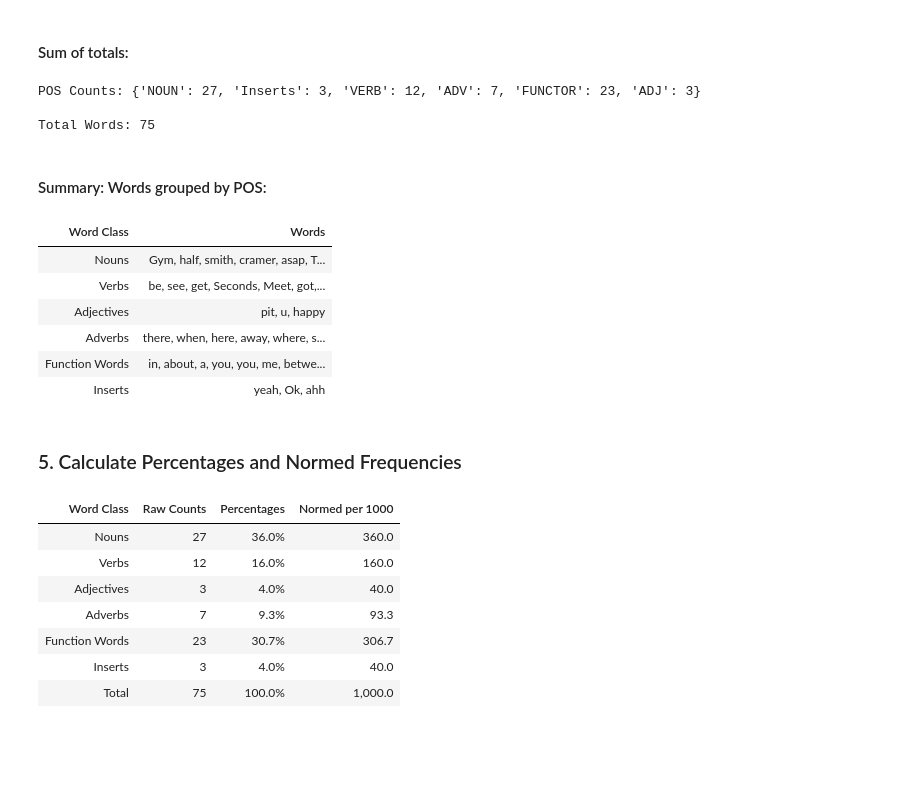
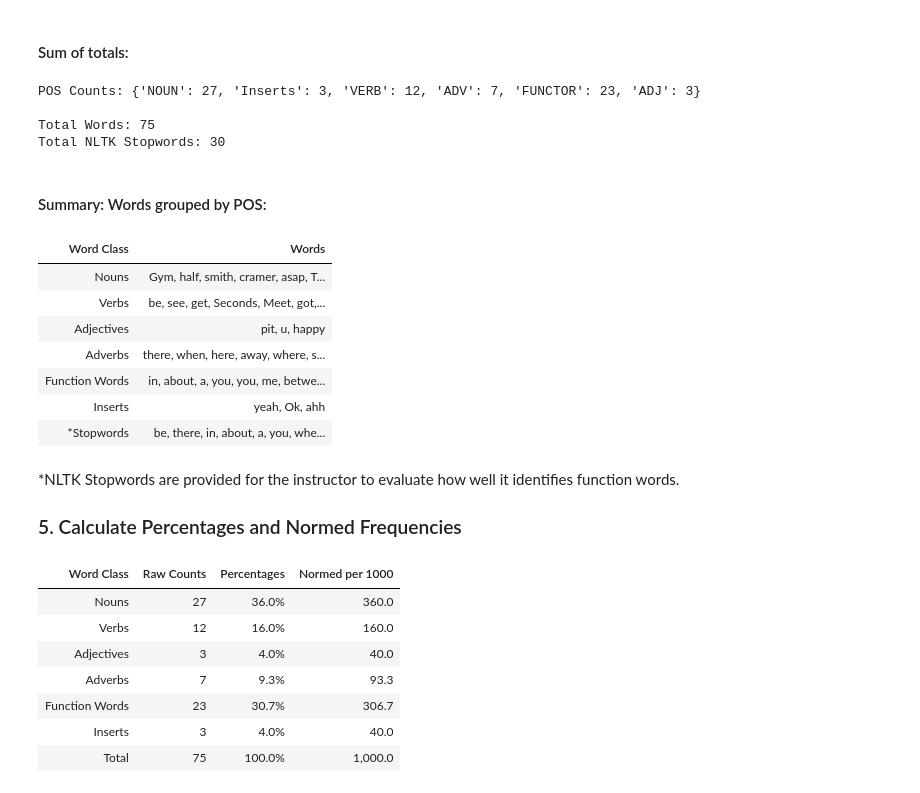
Before and after one commit to steve3p0/LING521, a Jupyter notebook: textmsg_analysis/text_analysis.ipynb, the cells around one changed output. Saved outputs shown, nothing was run; the diff lists cells and outputs as text; code cells hidden in the pictures; blank space fills up the shorter version.

Commit message:
Added stopwords to script to later see if they are worthy of identifying function words.

```diff
--- a/textmsg_analysis/text_analysis.ipynb
+++ b/textmsg_analysis/text_analysis.ipynb
@@ -110,6 +106,14 @@ stops = set(stopwords.words("english"))
 We did not make an exhastive list of insert words.  There are methods to create
 # %%
 insert_words = ('yeah', 'Ok', 'ahh', 'yeah', 'bye')
+insert_words = set(w.lower() for w in insert_words)
+
+# Use NLTK Stopwords to detect Function Words
+from nltk.corpus import stopwords
+nltk.download('stopwords')
+stopwords = set(stopwords.words("english"))
+
+
 
 messages = ['Gym?',
             'yeah be there in about a half',
@@ -142,21 +150,27 @@ However, in order to satisfy the requirements, we need to modify our tagset as f
 # %%
 counter_list = []
 words = defaultdict(list)
+words_stops = []
 
 for msg in messages:
     tokens = nltk.word_tokenize(msg)
+    #tokens = [w for w in tokens if w not in stopwords_fw]
+
     word_tag_pairs = nltk.pos_tag(tokens, tagset='universal')
     print(f"\nRaw Message: {msg}")
     print(f"Words with POS Tags: {word_tag_pairs}")
 
     # Build a dictionary of words, grouped by POS
     for w, tag in word_tag_pairs:
-        if w in insert_words:
-            tag = "Inserts"
-            words[tag].append(w)
+        # NOTE: We are just keeping track of stopwords and reporting in addition to the other tags
+        # words that are tagged as 'STOPS' will also have their regular POS Tag
+        if w.lower() in stopwords:
+            words_stops.append(w)
+
+        if w.lower() in insert_words:
+            words['Inserts'].append(w)
         elif tag in ('PRON', 'DET', 'ADP', 'CONJ'):
-            tag = "FUNCTOR"
-            words[tag].append(w)
+            words['FUNCTOR'].append(w)
         elif tag != '.':
             words[tag].append(w)
 # %% [output]
@@ -185,39 +199,44 @@ total_words = sum(counter_pos.values())
 
 print(f"\nPOS Counts: {counter_pos}")
 print(f"\nTotal Words: {total_words}")
+print(f"Total NLTK Stopwords: {len(words_stops)}")
 # %% [output]
 POS Counts: {'NOUN': 27, 'Inserts': 3, 'VERB': 12, 'ADV': 7, 'FUNCTOR': 23, 'ADJ': 3}
 
 Total Words: 75
+Total NLTK Stopwords: 30
 # %% [markdown]
 #### Summary: Words grouped by POS:
 # %%
-row_labels = ['Nouns', 'Verbs', 'Adjectives', 'Adverbs', 'Function Words', 'Inserts']
-words_by_pos = [ ', '.join(words['NOUN']), ', '.join(words['VERB']), ', '.join(words['ADJ']),
-                 ', '.join(words['ADV']), ', '.join(words['FUNCTOR']), ', '.join(words['Inserts']) ]
+row_labels = ['Nouns', 'Verbs', 'Adjectives', 'Adverbs', 'Function Words', 'Inserts', '*Stopwords']
+words_by_pos = [ ', '.join(words['NOUN']), ', '.join(words['VERB']), ', '.join(words['ADJ']), ', '.join(words['ADV']),
+                 ', '.join(words['FUNCTOR']), ', '.join(words['Inserts']), ', '.join(words_stops) ]
 data = {'Word Class': row_labels,
         'Words': words_by_pos}
 df = pd.DataFrame(data, columns=['Word Class', 'Words'])
 
 # Set table styles
 styles = [ dict(selector="th", props=[('text-align', 'center')]),
            dict(selector="th", props=[('white-space', 'nowrap')]),
            dict(selector="td", props=[('text-align', 'left')]) ]
 styled_df = (df.style
              .set_properties(subset=df.columns[0],  **{'white-space':'nowrap'})
              .set_table_styles(styles))
 
 html = styled_df.hide_index().render()
 display(HTML(html))
 # %% [output]
 | Word Class | Words |
 | Nouns | Gym, half, smith, cramer, asap, T... |
 | Verbs | be, see, get, Seconds, Meet, got,... |
 | Adjectives | pit, u, happy |
 | Adverbs | there, when, here, away, where, s... |
 | Function Words | in, about, a, you, you, me, betwe... |
 | Inserts | yeah, Ok, ahh |
+| *Stopwords | be, there, in, about, a, you, whe... |
 # %% [markdown]
+*NLTK Stopwords are provided for the instructor to evaluate how well it identifies function words.
+
 ### 5.  Calculate Percentages and Normed Frequencies
 # %%
 # Gather Counts
```
Also changed, not shown: parts of 2 cells of this notebook.
